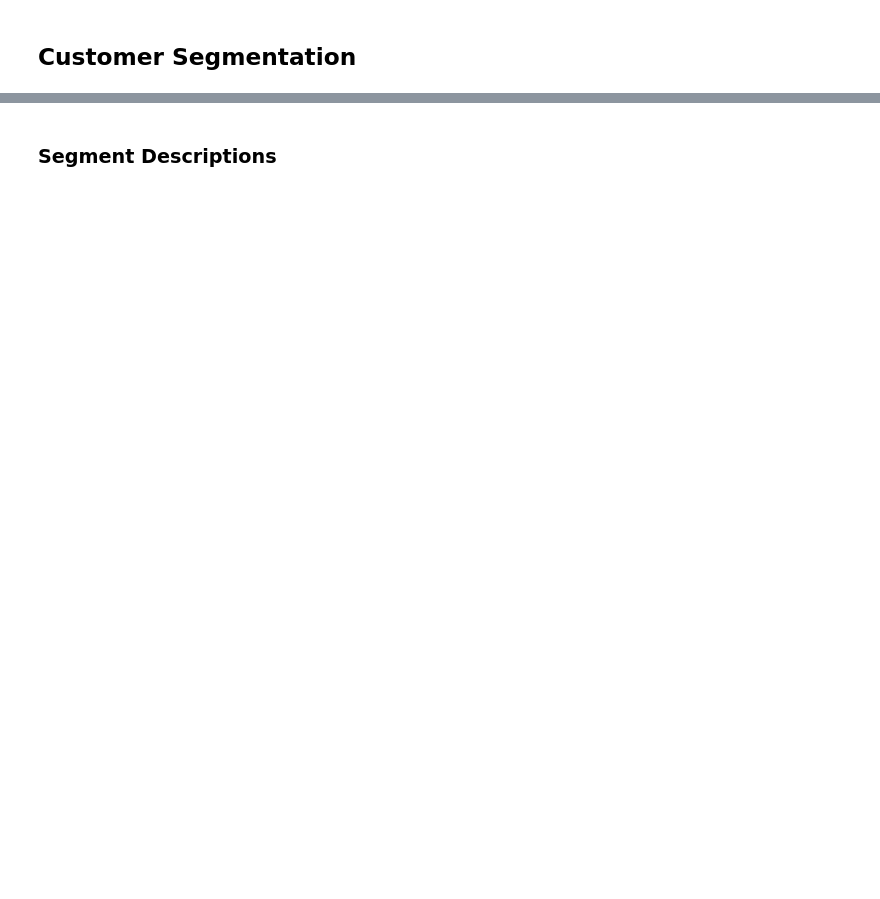
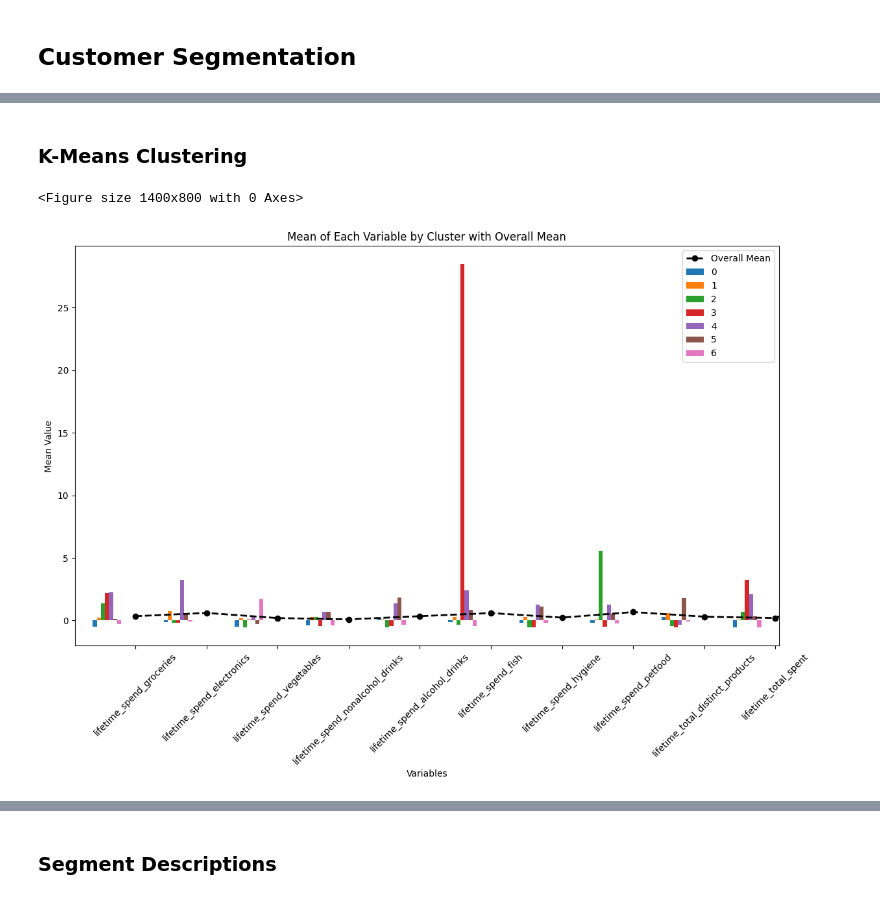
Before and after one commit to mitoma10110/ML2_Project, a Jupyter notebook: main.ipynb, the cells around one changed output, grey strips where cells are left out. Cells and saved outputs as stored; diff of their text form; code cells hidden in the pictures; blank space fills up the shorter version.

```diff
--- a/main.ipynb
+++ b/main.ipynb
@@ -172,0 +336,4 @@ basket_treated = cust_basket_preproc(cust_basket, product_mapping)
+# %%
+# Applying the preproc functions to customer_info
+info_treated = custinfo_feature_eng(cust_info)
+info_scaled = scaling_imputation(info_treated)
@@ -243,2 +365,15 @@ Correlations and relationships:
+# %%
+def feature_selection(df: pd.DataFrame) -> pd.DataFrame:
+    '''
+    Function that removes unwanted variables from the dataset
+    '''
+    highly_correlated_vars = ['lifetime_spend_videogames', 'lifetime_spend_meat']
+    for var in highly_correlated_vars:
+        if var in df.columns:
+            df.drop(var, axis=1, inplace=True)
+
+    return df
+# %%
+info_scaled = feature_selection(info_scaled)
 # %% [markdown]
 ## Customer Segmentation
@@ -314,0 +416,4 @@ alcoholics.sort_values("lifetime_spend_groceries")
+# %%
+modeldf_purchase, modeldf_demog = custinfo_separator(info_scaled)
+# %% [markdown]
+### K-Means Clustering
@@ -314,0 +426,29 @@ alcoholics.sort_values("lifetime_spend_groceries")
+# %%
+import pandas as pd
+import matplotlib.pyplot as plt
+
+# Plotting cluster description using only the modelling variables
+cluster_means = modeldf_purchase.groupby('cluster_kmeans').mean()
+overall_mean = modeldf_purchase.mean()
+
+overall_mean_df = overall_mean.to_frame().T
+overall_mean_df.index = ['Overall Mean']
+combined_means = pd.concat([cluster_means, overall_mean_df])
+
+plt.figure(figsize=(14, 8))
+
+# Plot each variable's mean for each cluster using clustered bar plots
+ax = cluster_means.T.plot(kind='bar', width=0.4, position=1.5, ax=None, figsize=(14, 8))
+
+# Plot the overall mean using a line plot on the same axes
+overall_mean_df.T.plot(kind='line', marker='o', linestyle='--', color='black', linewidth=2, ax=ax, label='Overall Mean')
+
+plt.title('Mean of Each Variable by Cluster with Overall Mean')
+plt.xlabel('Variables')
+plt.ylabel('Mean Value')
+plt.legend()
+plt.xticks(rotation=45)
+plt.show()
+# %% [output]
+<Figure size 1400x800 with 0 Axes>
+[figure, added]
```
Also changed, not shown: parts of 86 cells of this notebook, 3 other files.
